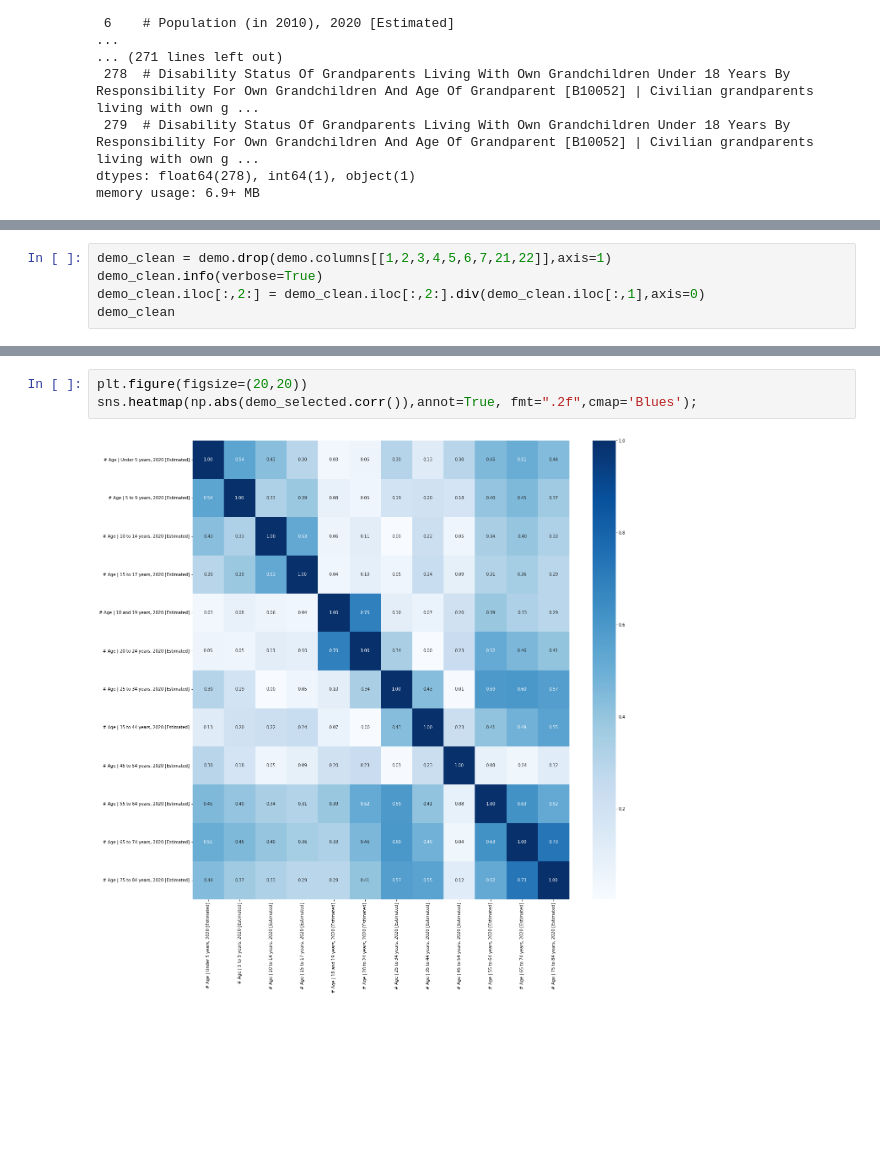
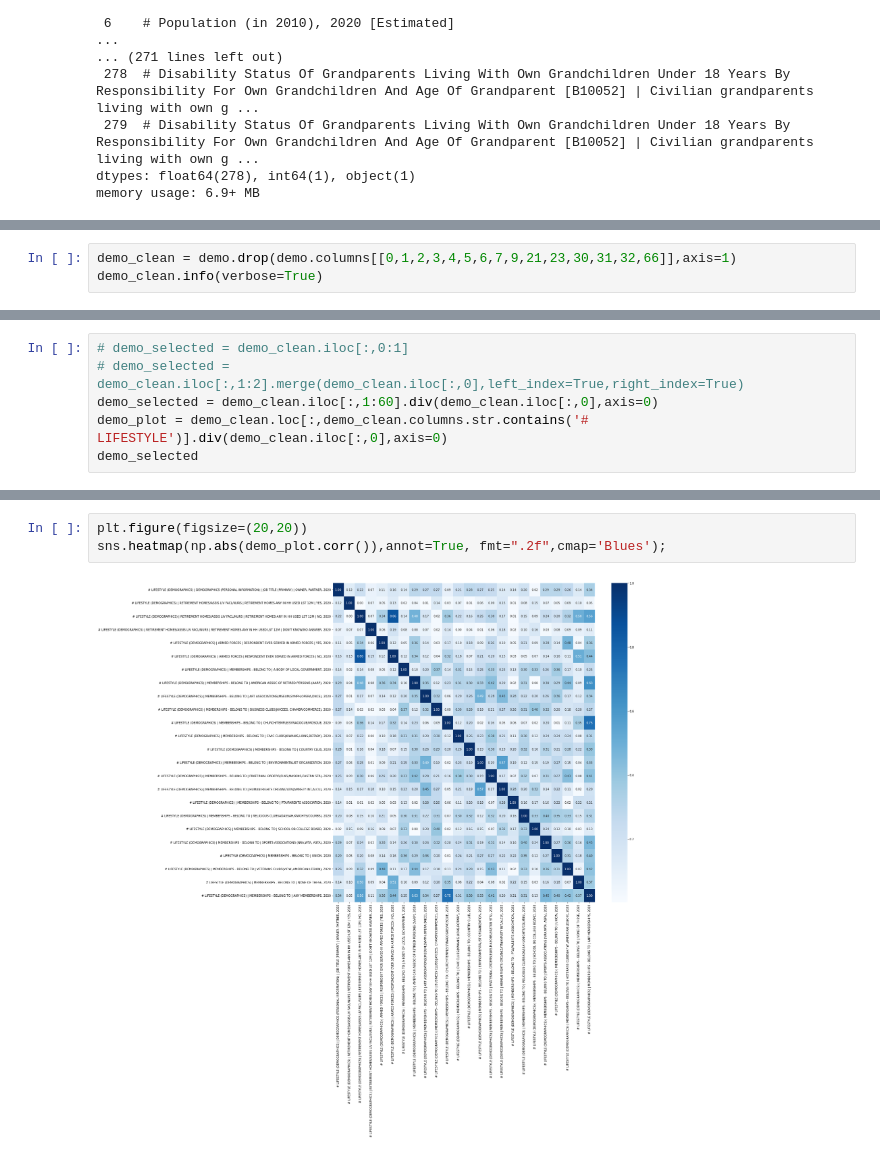
Before and after one commit to zedian/CS229-FinalProject, a Jupyter notebook: pre-processing.ipynb, the cells around one changed output, grey strips where cells are left out. Saved outputs shown, nothing was run; the diff lists cells and outputs as text; blank space fills up the shorter version.

```diff
--- a/pre-processing.ipynb
+++ b/pre-processing.ipynb
@@ -126,0 +169,3 @@ memory usage: 6.9+ MB
+# %%
+demo_clean = demo.drop(demo.columns[[0,1,2,3,4,5,6,7,9,21,23,30,31,32,66]],axis=1)
+demo_clean.info(verbose=True)
@@ -143,5 +205,0 @@ demo_clean.iloc[:,2:]
-# %%
-demo_clean = demo.drop(demo.columns[[1,2,3,4,5,6,7,21,22]],axis=1)
-demo_clean.info(verbose=True)
-demo_clean.iloc[:,2:] = demo_clean.iloc[:,2:].div(demo_clean.iloc[:,1],axis=0)
-demo_clean
@@ -195,0 +206,6 @@ demo_selected
+# %%
+# demo_selected = demo_clean.iloc[:,0:1]
+# demo_selected = demo_clean.iloc[:,1:2].merge(demo_clean.iloc[:,0],left_index=True,right_index=True)
+demo_selected = demo_clean.iloc[:,1:60].div(demo_clean.iloc[:,0],axis=0)
+demo_plot = demo_clean.loc[:,demo_clean.columns.str.contains('# LIFESTYLE')].div(demo_clean.iloc[:,0],axis=0)
+demo_selected
@@ -196,5 +226,5 @@ demo_selected
 # %%
 plt.figure(figsize=(20,20))
-sns.heatmap(np.abs(demo_selected.corr()),annot=True, fmt=".2f",cmap='Blues');
+sns.heatmap(np.abs(demo_plot.corr()),annot=True, fmt=".2f",cmap='Blues');
 # %% [output]
-[figure, old version]
+[figure, new version]
```
Also changed, not shown: parts of 18 cells of this notebook.
